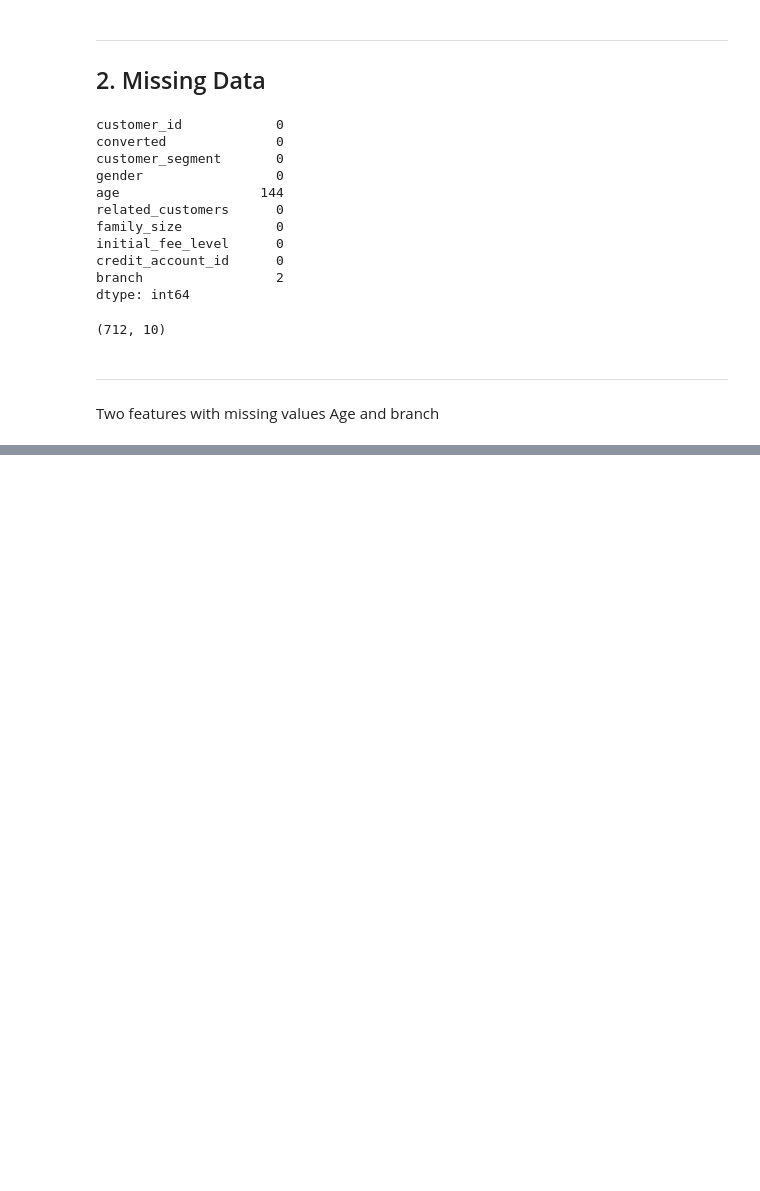
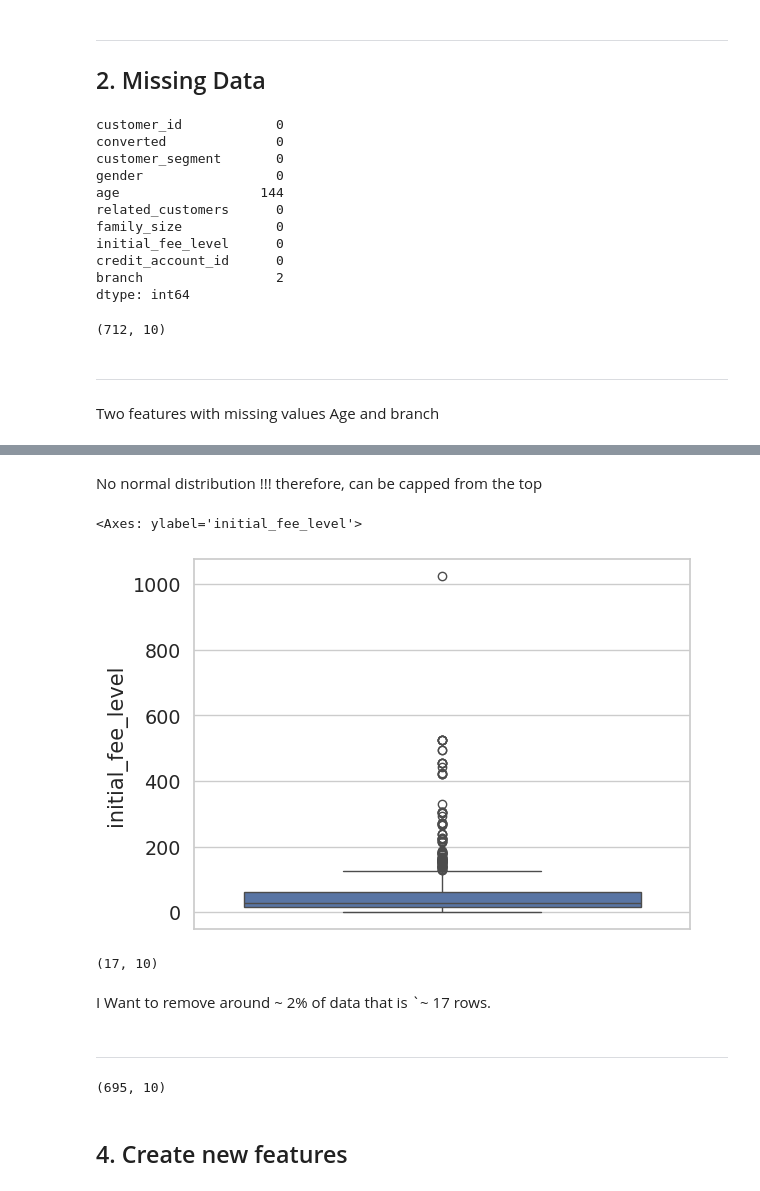
Before and after one commit to kromeo6/Customer-Seg-Study, a Jupyter notebook: Customer-Segmentation.ipynb, the cells around one changed output, grey strips where cells are left out. Saved outputs shown, nothing was run; the diff lists cells and outputs as text; code cells hidden in the pictures; blank space fills up the shorter version.

```diff
--- a/Customer-Segmentation.ipynb
+++ b/Customer-Segmentation.ipynb
@@ -293,0 +382,7 @@ Two features with missing values Age and branch
+# %% [markdown]
+No normal distribution !!! therefore, can be capped from the top
+# %%
+sns.boxplot(df["initial_fee_level"])
+# %% [output]
+<Axes: ylabel='initial_fee_level'>
+[figure, added]
@@ -293,0 +393,8 @@ Two features with missing values Age and branch
+# %%
+df[(df.initial_fee_level < low) | (df.initial_fee_level > up)].shape
+# %% [output]
+(17, 10)
+# %% [markdown]
+I Want to remove around ~ 2% of data that is `~ 17 rows.
+# %% [markdown]
+---
@@ -293,0 +403,6 @@ Two features with missing values Age and branch
+# %%
+df.shape
+# %% [output]
+(695, 10)
+# %% [markdown]
+## 4. Create new features
```
Also changed, not shown: parts of 18 cells of this notebook.
